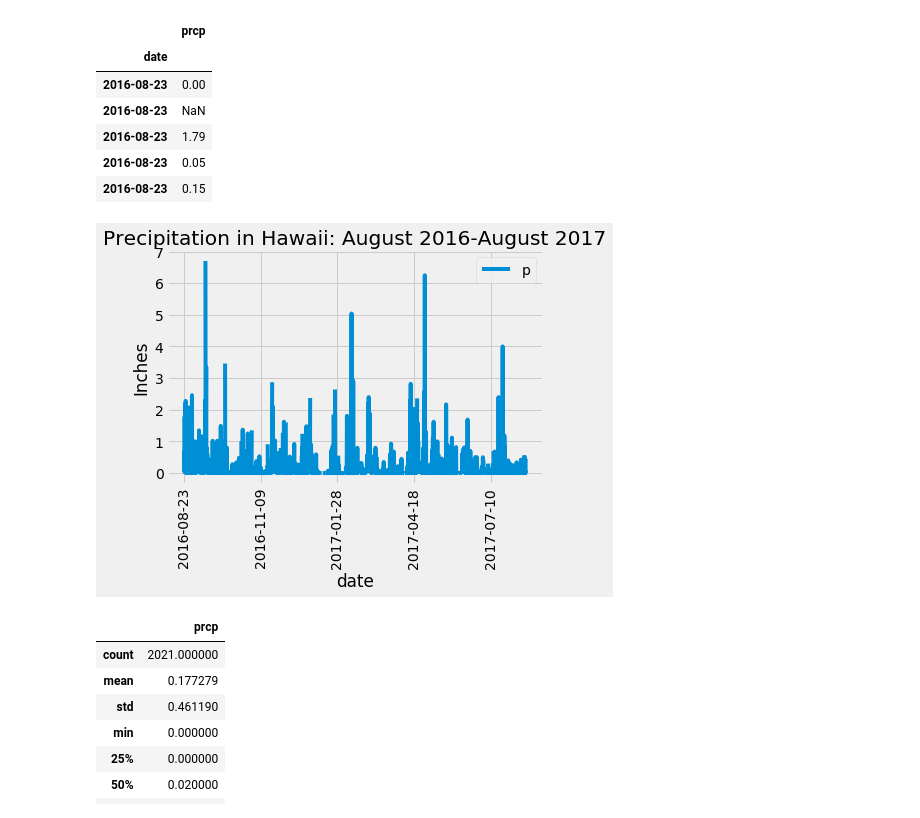
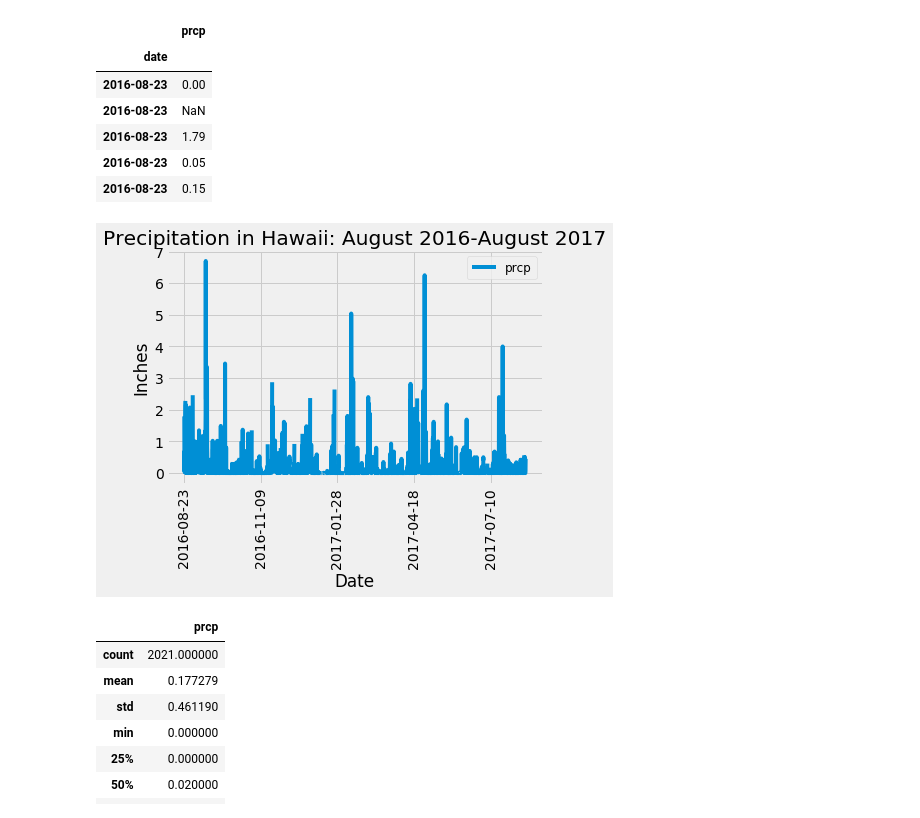
Before and after one commit to sjricketts/sqlalchemy-challenge, a Jupyter notebook: climate.ipynb, the cells around one changed output. Cells and saved outputs as stored; diff of their text form; code cells hidden in the pictures.

Commit message:
Fix bar chart layout.

```diff
--- a/climate.ipynb
+++ b/climate.ipynb
@@ -89,14 +89,15 @@ date_prcp_df.head()
 # %%
 # Use Pandas Plotting with Matplotlib to plot the data
 # figure out legend
 
 date_prcp_df.plot(rot=90)
+plt.xlabel("Date")
 plt.ylabel("Inches")
-plt.legend("precepitation")
+plt.legend(fontsize="12")
 plt.title("Precipitation in Hawaii: August 2016-August 2017")
 plt.show();
 # %% [output]
-[figure, old version]
+[figure, new version]
 # %%
 # Use Pandas to calcualte the summary statistics for the precipitation data
 date_prcp_df.describe()
```
Also changed, not shown: parts of 1 cell of this notebook.
